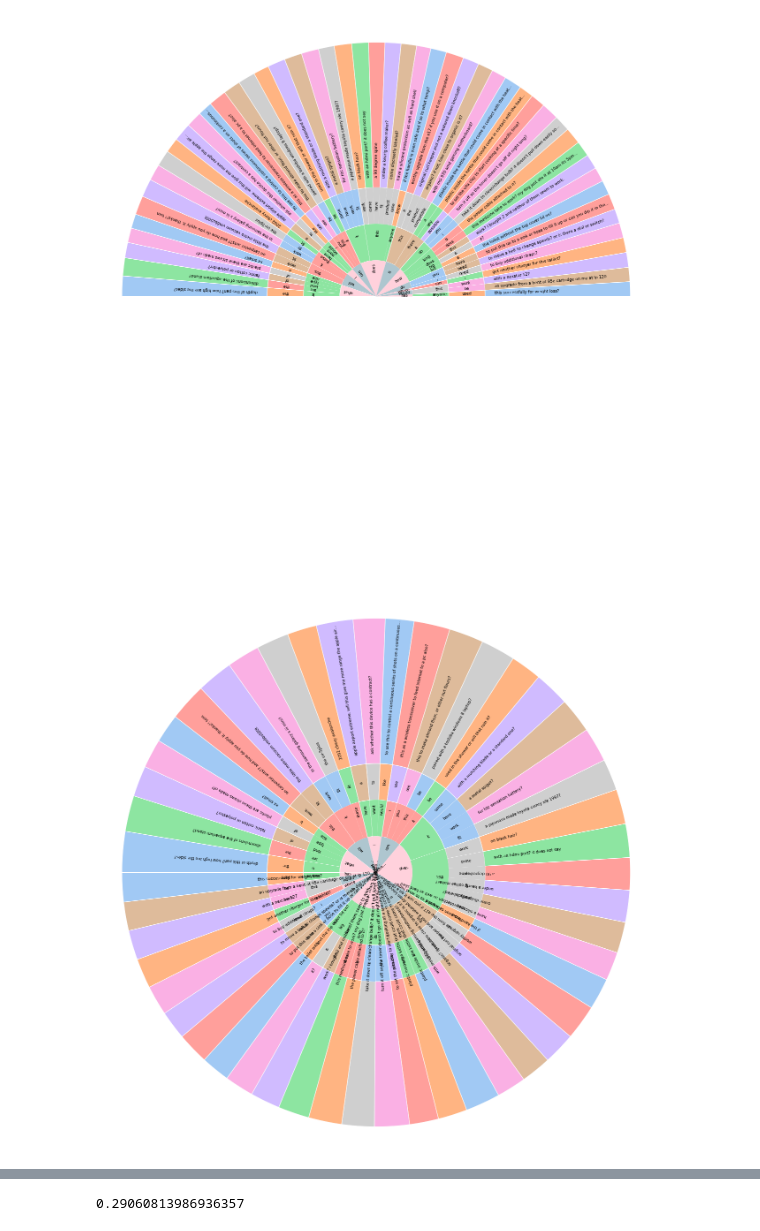
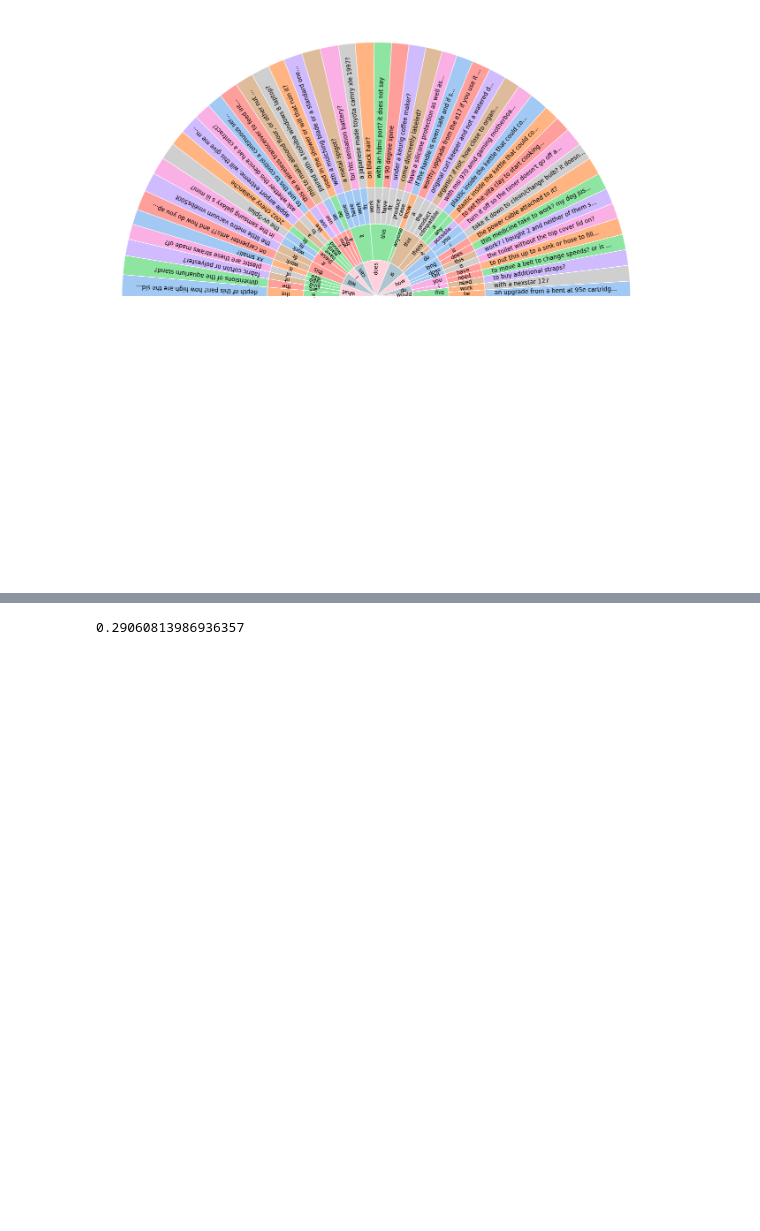
Before and after one commit to amazonqa/amazonqa, a Jupyter notebook: notebooks/donut_plot.ipynb, the cells around one changed output, grey strips where cells are left out. Saved outputs shown, nothing was run; the diff lists cells and outputs as text; code cells hidden in the pictures; blank space fills up the shorter version.

Commit message:
increased font of donut and question type

```diff
--- a/notebooks/donut_plot.ipynb
+++ b/notebooks/donut_plot.ipynb
@@ -1,4 +1,5 @@
 # %%
+plt = None
 import numpy as np
 import matplotlib.pyplot as plt
 import seaborn as sns
@@ -22,7 +23,7 @@ def sunburst(nodes, total=np.pi * 2, offset=0, level=0, ax=None, total_heights=N
         total_heights = [0.0] * len(nodes)
         sunburst(subnodes, total=value, level=level + 1, ax=ax, total_heights=total_heights)
     elif nodes:
-        d = np.pi * 2/ total
+        d = np.pi / total
         labels = []
         widths = []
         local_offset = offset
@@ -49,37 +50,36 @@ def sunburst(nodes, total=np.pi * 2, offset=0, level=0, ax=None, total_heights=N
             x = rect.get_x() + rect.get_width() / 2
             if level == 1:
                 y = rect.get_y() + rect.get_height() /  2 + rect.get_height() / 3.6
             elif level == 2:
                 y = rect.get_y() + rect.get_height() /  2 + rect.get_height() / 4
             elif level == 3:
                 y = rect.get_y() + rect.get_height() /  2
             else:
                 y = rect.get_y() + rect.get_height() / 15#/ 1.5
 
             rotation = (90 + 90 + (360 - np.degrees(x) % 180)) % 360
             #rotation=90
             if level == 4:
                 label = ' '.join(label.split()[3:][0:])
-                ax.text(x, y, label, rotation=rotation, ha='left', va='center', fontsize=8, wrap=True)
+                ax.text(x, y, label, rotation=rotation, ha='left', va='center', fontsize=12, wrap=True)
             else:
-                ax.text(x, y, label, rotation=rotation, ha='center', va='center', fontsize=8, wrap=True)
+                ax.text(x, y, label, rotation=rotation, ha='center', va='center', fontsize=11, wrap=True)
 
     if level == 0:
         ax.set_theta_direction(-1)
         ax.set_theta_zero_location('W')
         ax.set_axis_off()
 
 lst = [('', 100, lst1)]
 
 sns.set_palette(sns.color_palette("pastel", 8))
 
 plt.figure(num=None, figsize=(20, 20), dpi=80)
 
 sunburst(lst)
 
-plt.show()
-#plt.savefig('donut.pdf')
+#plt.show()
+plt.savefig('donut.pdf')
 # %% [output]
-[figure, old version]
+[figure, new version]
-[figure, removed]
 # %%
```
Also changed, not shown: parts of 12 cells of this notebook, 3 other files.
